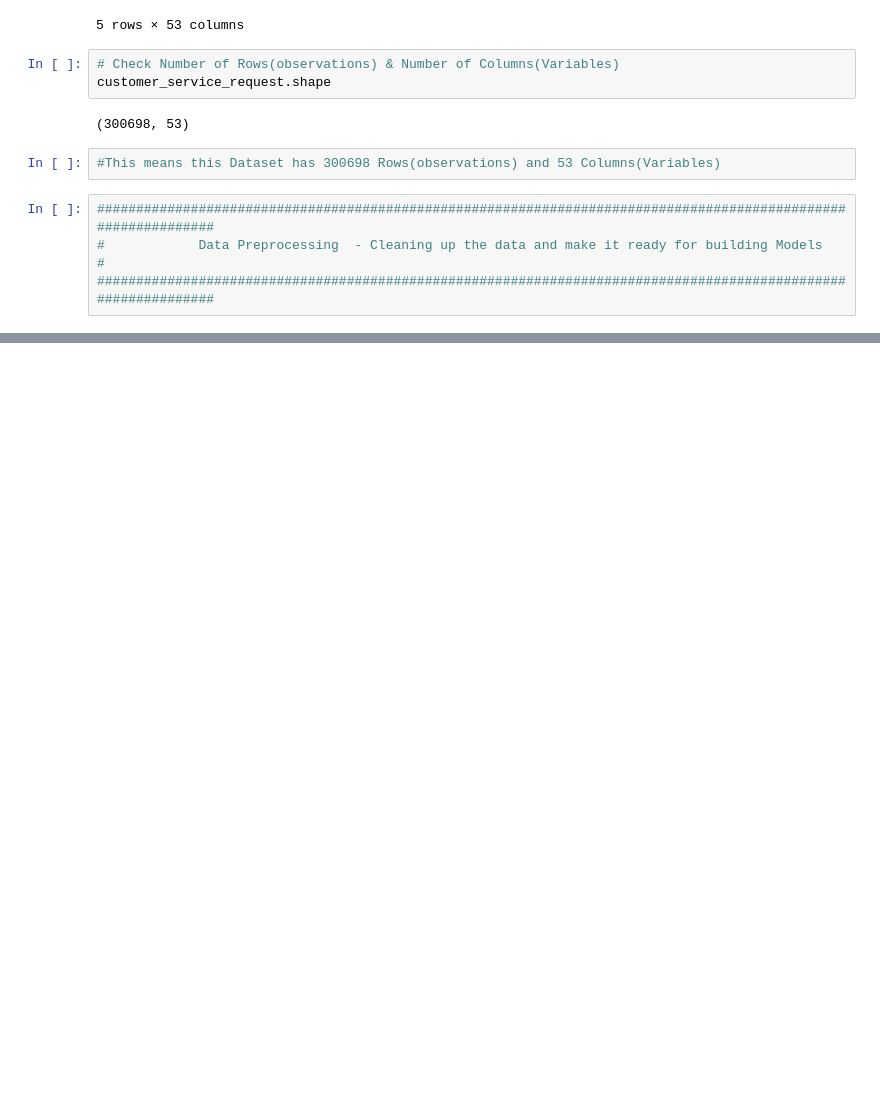
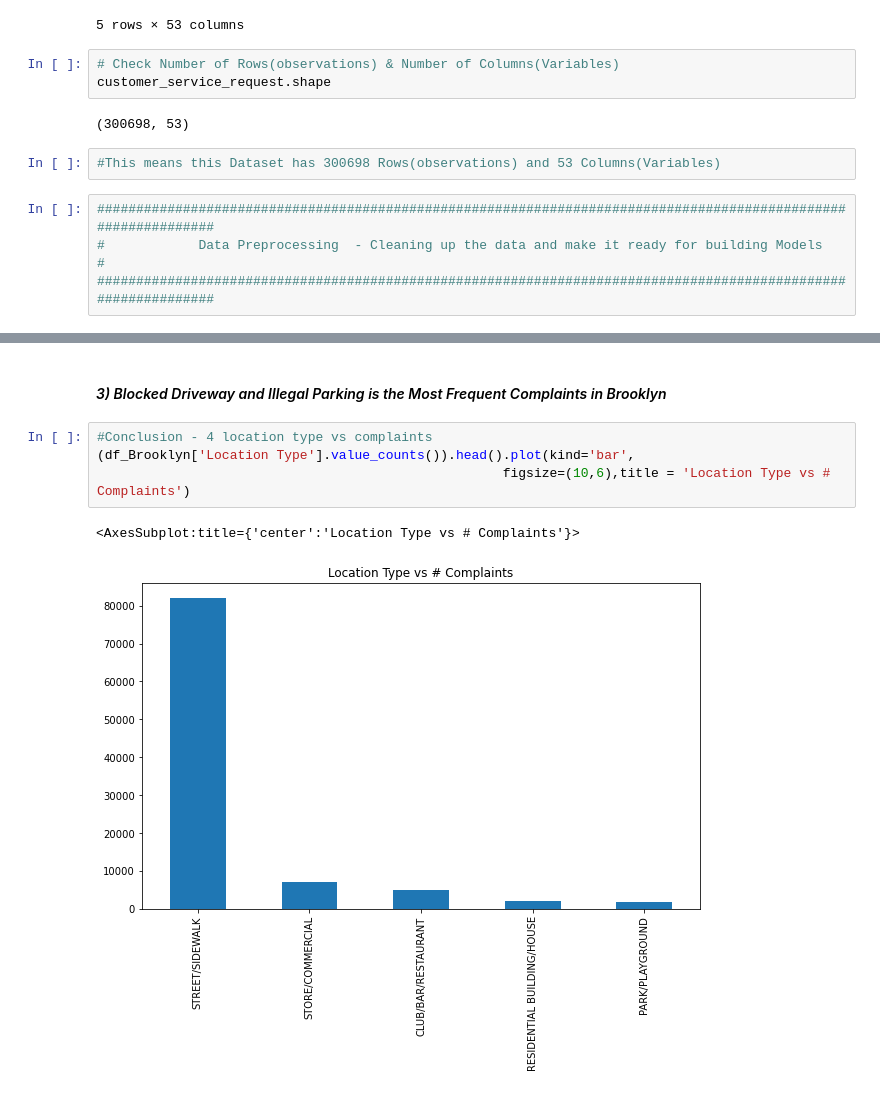
Before and after one commit to Rahulkumarr2080/Customer-Service-Requests-Analysis, a Jupyter notebook: Customer Service Requests Analysis.ipynb, the cells around one changed output, grey strips where cells are left out. Saved outputs shown, nothing was run; the diff lists cells and outputs as text; blank space fills up the shorter version.

```diff
--- a/Customer Service Requests Analysis.ipynb
+++ b/Customer Service Requests Analysis.ipynb
@@ -153,0 +330,9 @@ dtype: int64
+# %% [markdown]
+#### *3) Blocked Driveway and Illegal Parking is the Most Frequent Complaints in Brooklyn*
+# %%
+#Conclusion - 4 location type vs complaints
+(df_Brooklyn['Location Type'].value_counts()).head().plot(kind='bar',
+                                                    figsize=(10,6),title = 'Location Type vs # Complaints')
+# %% [output]
+<AxesSubplot:title={'center':'Location Type vs # Complaints'}>
+[figure, added]
```
Also changed, not shown: parts of 54 cells of this notebook, 2 other files.
